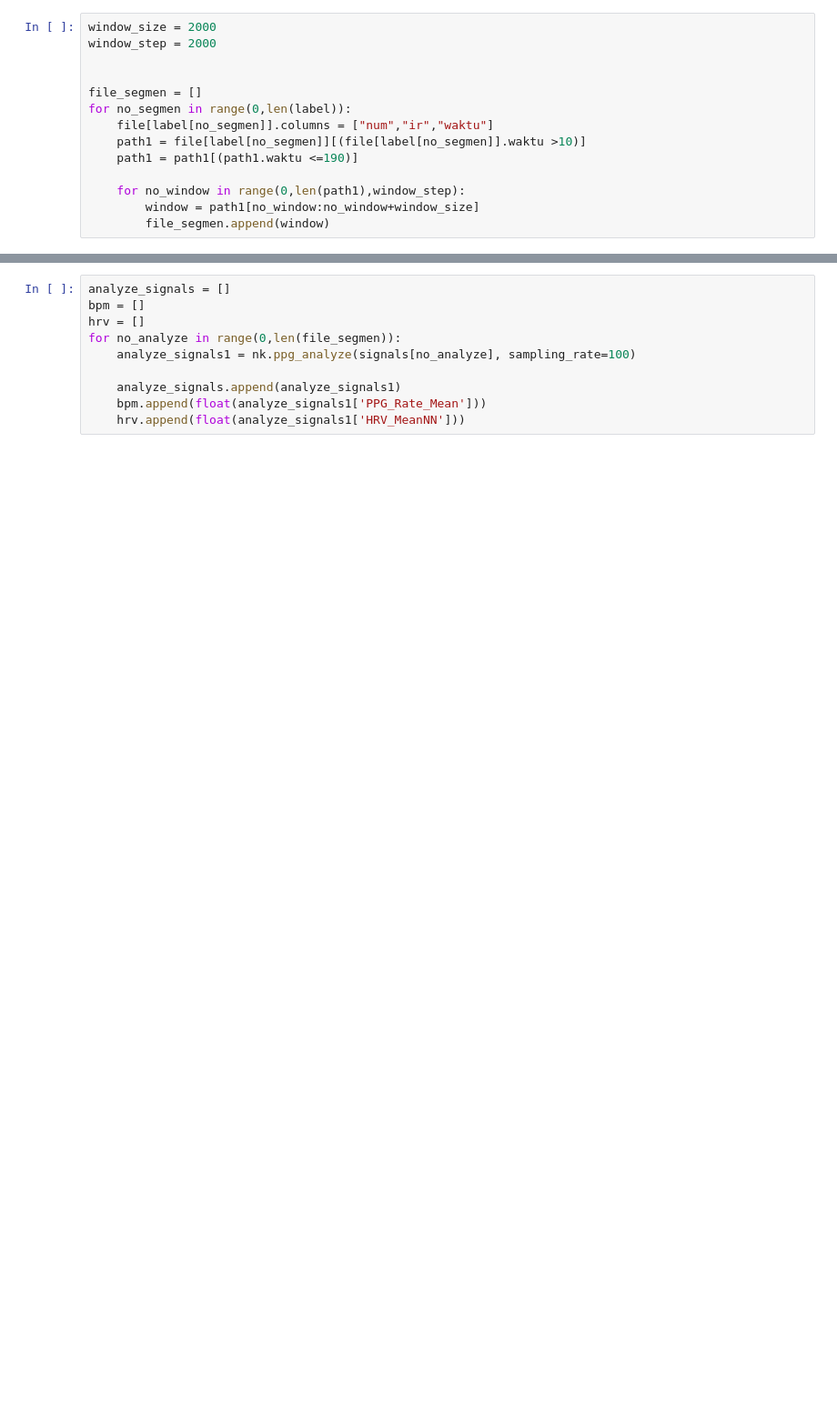
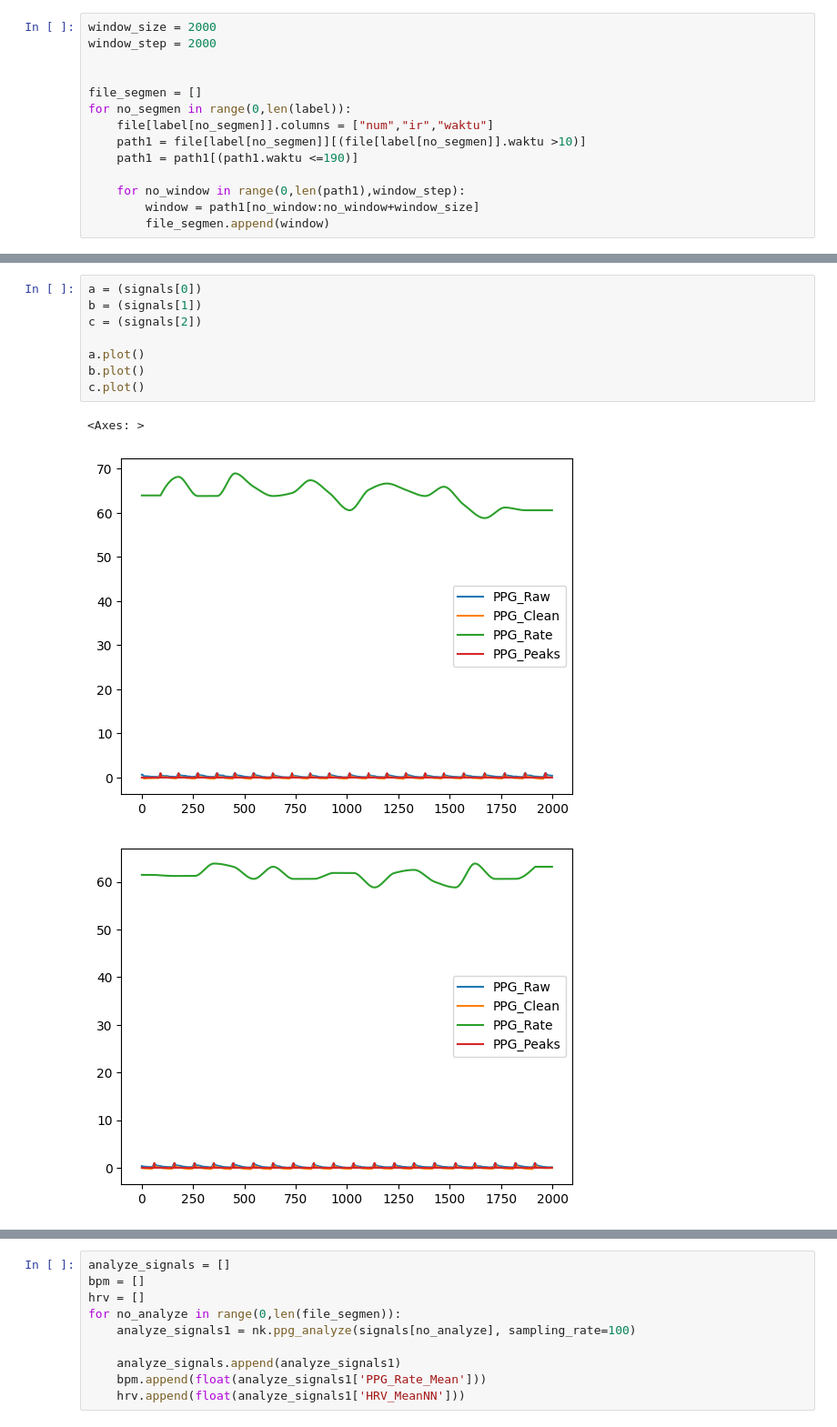
Before and after one commit to Alwafauzan/skripsi, a Jupyter notebook: DASS/OLAH_DATA_FIX.ipynb, the cells around one changed output, grey strips where cells are left out. Shown: that part at 91% size. Drawn from its saved outputs; the diff is of its cells as text; blank space fills up the shorter version.

```diff
--- a/DASS/OLAH_DATA_FIX.ipynb
+++ b/DASS/OLAH_DATA_FIX.ipynb
@@ -52,3 +72,15 @@ for no_minmax in range(0,len(file_segmen)):
 
     data_var.append(float(pd.DataFrame(info1['PPG_Peaks']).diff().var()))
     data_std.append(float(pd.DataFrame(info1['PPG_Peaks']).diff().std()))
+# %%
+a = (signals[0])
+b = (signals[1])
+c = (signals[2])
+
+a.plot()
+b.plot()
+c.plot()
+# %% [output]
+<Axes: >
+[figure, added]
+[figure, added]
```
Also changed, not shown: parts of 18 cells of this notebook, 48 other files.
